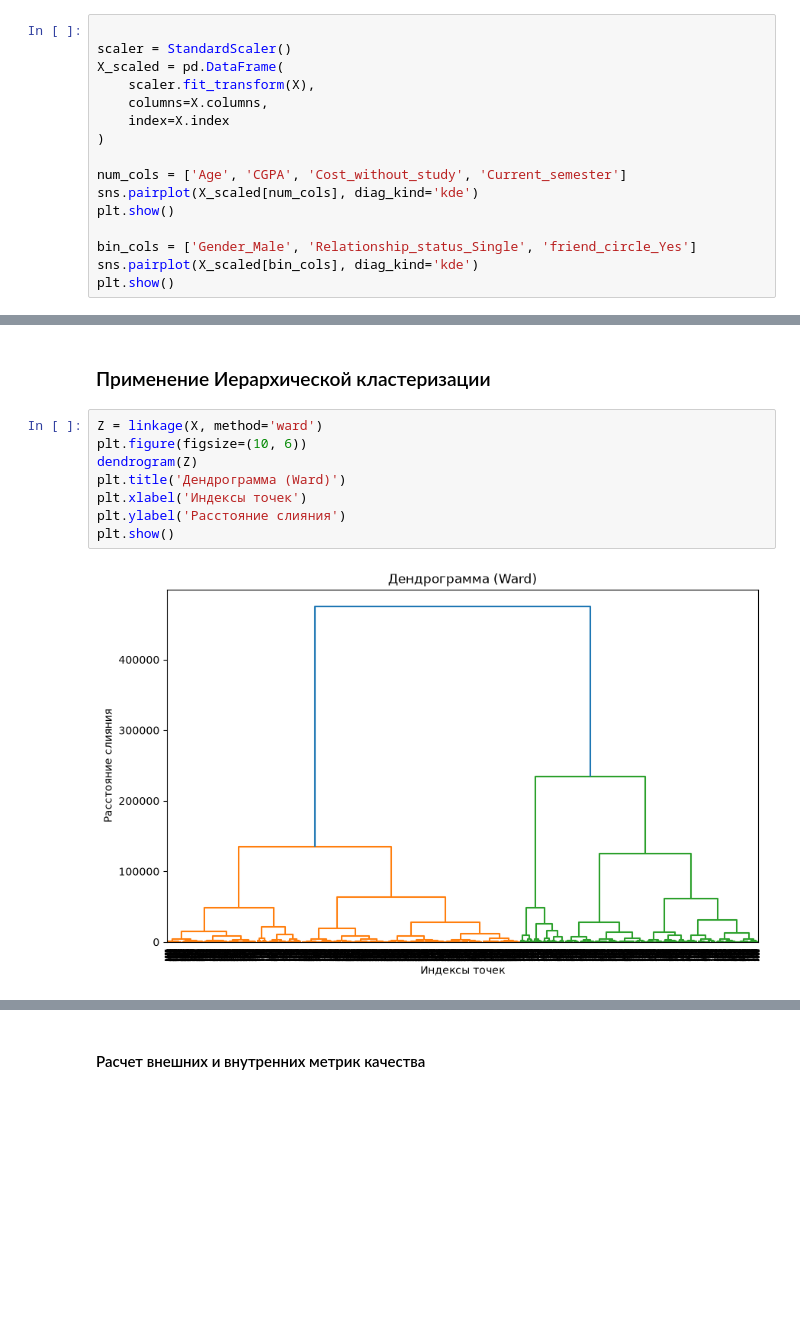
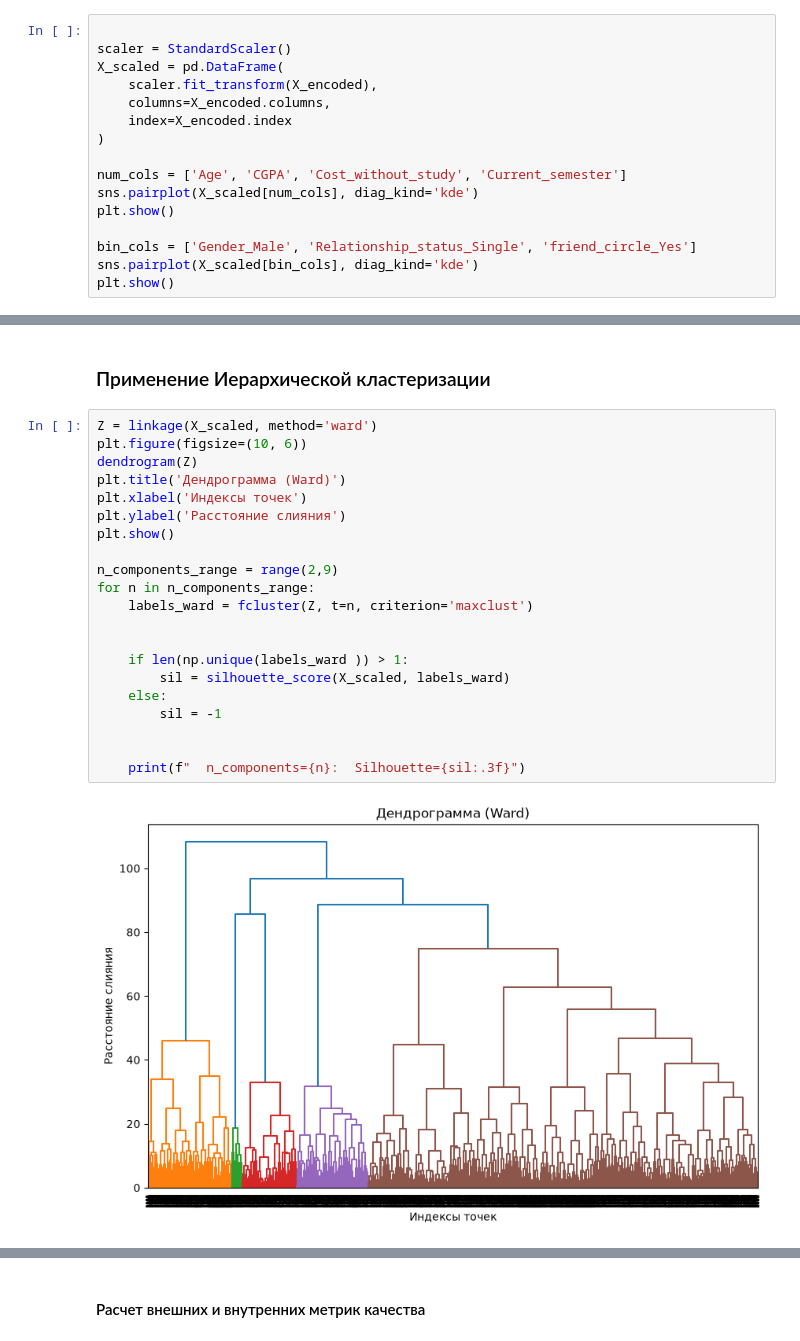
Before and after one commit to DariaNoImagination/AI-Lab3, a Jupyter notebook: Lab3.ipynb, the cells around one changed output, grey strips where cells are left out. Saved outputs shown, nothing was run; the diff lists cells and outputs as text; blank space fills up the shorter version.

```diff
--- a/Lab3.ipynb
+++ b/Lab3.ipynb
@@ -497,9 +480,9 @@ print(result)
 
 scaler = StandardScaler()
 X_scaled = pd.DataFrame(
-    scaler.fit_transform(X),
-    columns=X.columns,
-    index=X.index
+    scaler.fit_transform(X_encoded),
+    columns=X_encoded.columns,
+    index=X_encoded.index
 )
 
 num_cols = ['Age', 'CGPA', 'Cost_without_study', 'Current_semester']
@@ -531,12 +516,25 @@ plt.show()
 # %% [markdown]
 ### Применение Иерархической кластеризации
 # %%
-Z = linkage(X, method='ward')
+Z = linkage(X_scaled, method='ward')
 plt.figure(figsize=(10, 6))
 dendrogram(Z)
 plt.title('Дендрограмма (Ward)')
 plt.xlabel('Индексы точек')
 plt.ylabel('Расстояние слияния')
 plt.show()
+
+n_components_range = range(2,9)
+for n in n_components_range:
+    labels_ward = fcluster(Z, t=n, criterion='maxclust')
+
+
+    if len(np.unique(labels_ward )) > 1:
+        sil = silhouette_score(X_scaled, labels_ward)
+    else:
+        sil = -1
+
+
+    print(f"  n_components={n}:  Silhouette={sil:.3f}")
 # %% [output]
-[figure, old version]
+[figure, new version]
```
Also changed, not shown: parts of 30 cells of this notebook.
